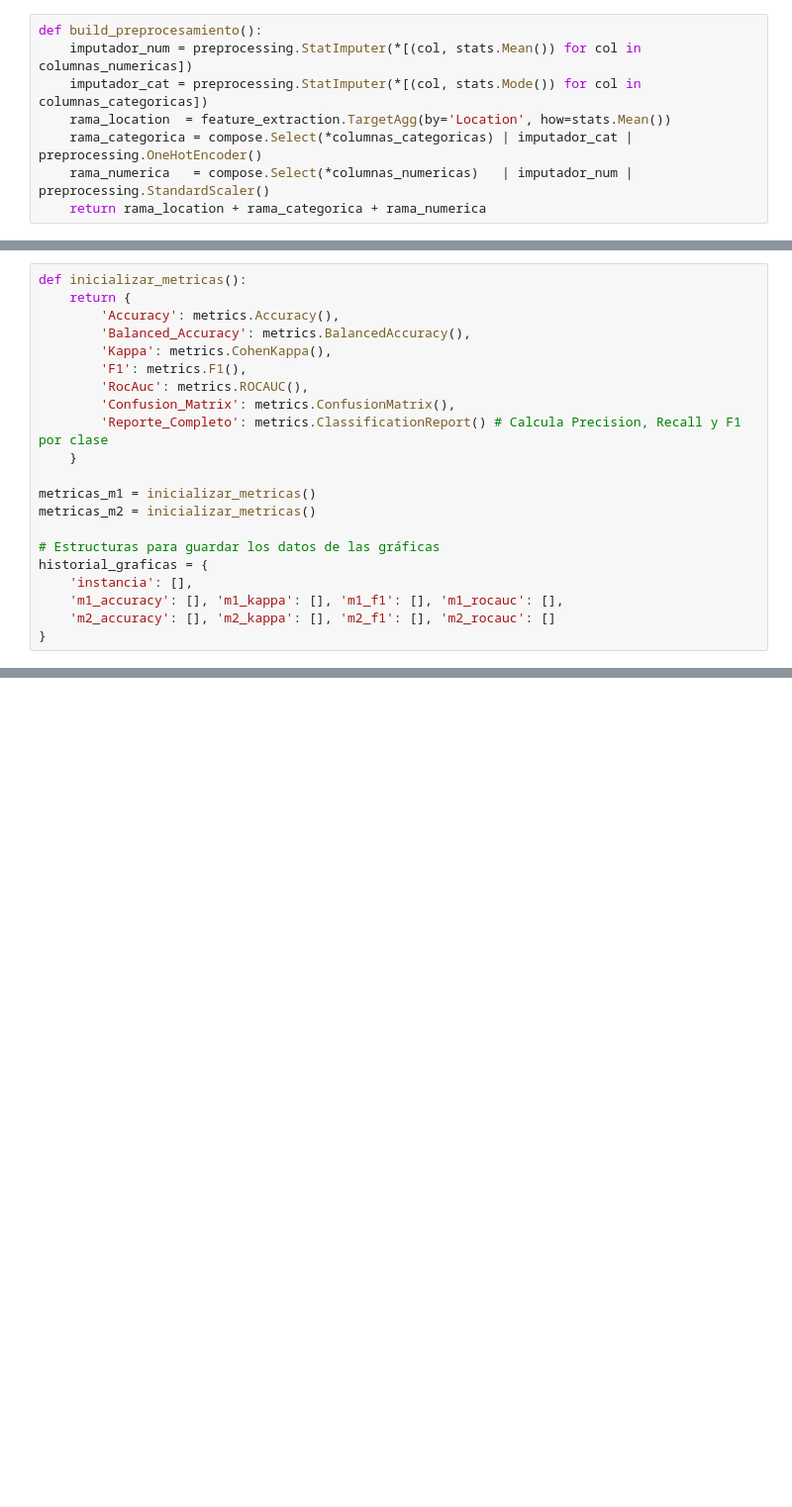
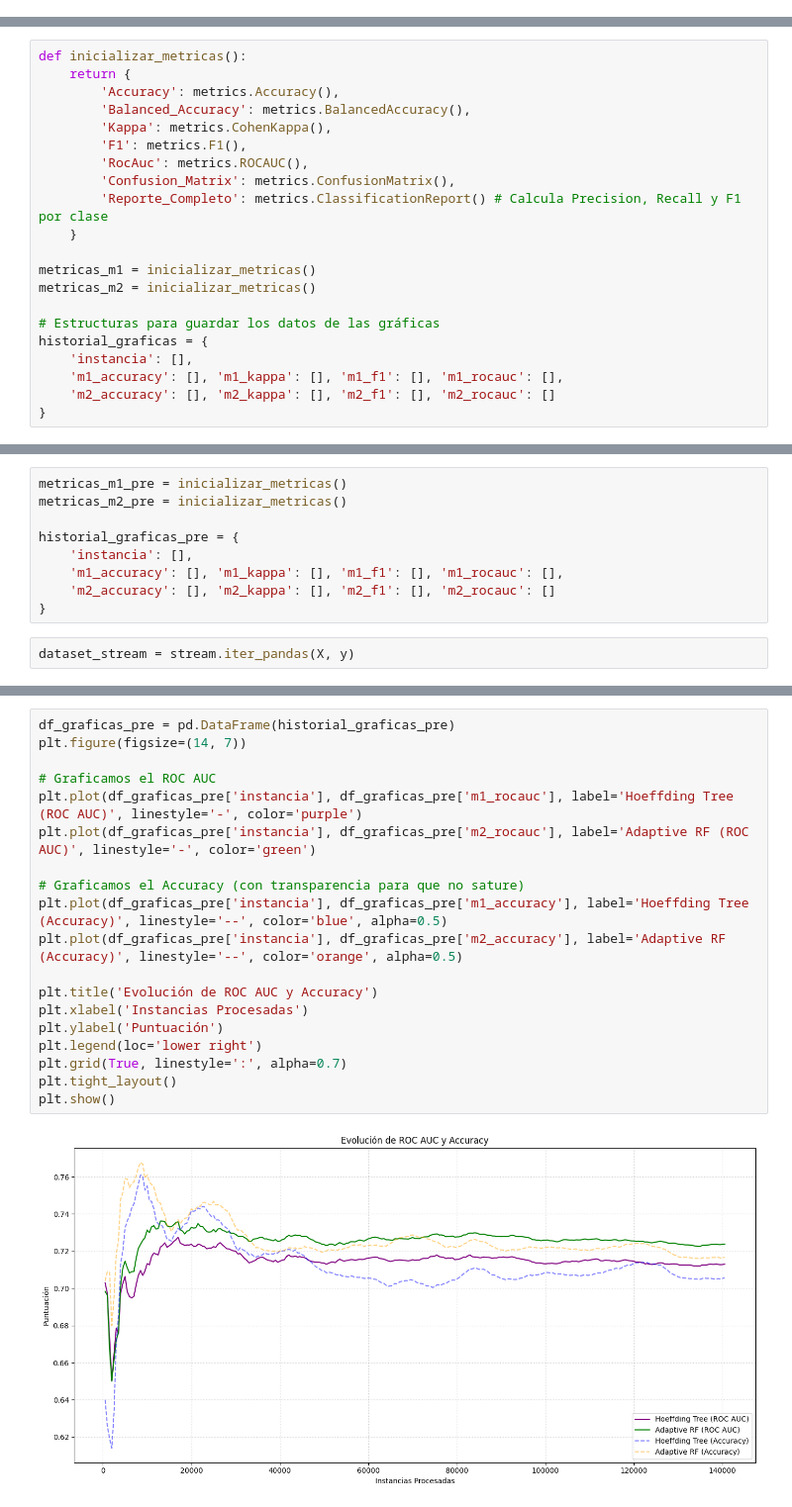
Before and after one commit to alcazar-jesus/serie-temporales-datos-complejos, a Jupyter notebook: TrabajoDataStreams/modelos_stream.ipynb, the cells around one changed output, grey strips where cells are left out. Shown at 99% size. Drawn from its saved outputs; the diff is of its cells as text; blank space fills up the shorter version.

```diff
--- a/TrabajoDataStreams/modelos_stream.ipynb
+++ b/TrabajoDataStreams/modelos_stream.ipynb
@@ -146,11 +153,3 @@ rama_numerica = (
 # PIPELINE FINAL
 
 preprocesamiento = rama_location + rama_categorica + rama_numerica
-# %%
-def build_preprocesamiento():
-    imputador_num = preprocessing.StatImputer(*[(col, stats.Mean()) for col in columnas_numericas])
-    imputador_cat = preprocessing.StatImputer(*[(col, stats.Mode()) for col in columnas_categoricas])
-    rama_location  = feature_extraction.TargetAgg(by='Location', how=stats.Mean())
-    rama_categorica = compose.Select(*columnas_categoricas) | imputador_cat | preprocessing.OneHotEncoder()
-    rama_numerica   = compose.Select(*columnas_numericas)   | imputador_num | preprocessing.StandardScaler()
-    return rama_location + rama_categorica + rama_numerica
@@ -734,0 +355,11 @@ Total de derivas detectadas en Elec2: 8
+# %%
+metricas_m1_pre = inicializar_metricas()
+metricas_m2_pre = inicializar_metricas()
+
+historial_graficas_pre = {
+    'instancia': [],
+    'm1_accuracy': [], 'm1_kappa': [], 'm1_f1': [], 'm1_rocauc': [],
+    'm2_accuracy': [], 'm2_kappa': [], 'm2_f1': [], 'm2_rocauc': []
+}
+# %%
+dataset_stream = stream.iter_pandas(X, y)
@@ -734,0 +437,21 @@ Total de derivas detectadas en Elec2: 8
+# %%
+df_graficas_pre = pd.DataFrame(historial_graficas_pre)
+plt.figure(figsize=(14, 7))
+
+# Graficamos el ROC AUC
+plt.plot(df_graficas_pre['instancia'], df_graficas_pre['m1_rocauc'], label='Hoeffding Tree (ROC AUC)', linestyle='-', color='purple')
+plt.plot(df_graficas_pre['instancia'], df_graficas_pre['m2_rocauc'], label='Adaptive RF (ROC AUC)', linestyle='-', color='green')
+
+# Graficamos el Accuracy (con transparencia para que no sature)
+plt.plot(df_graficas_pre['instancia'], df_graficas_pre['m1_accuracy'], label='Hoeffding Tree (Accuracy)', linestyle='--', color='blue', alpha=0.5)
+plt.plot(df_graficas_pre['instancia'], df_graficas_pre['m2_accuracy'], label='Adaptive RF (Accuracy)', linestyle='--', color='orange', alpha=0.5)
+
+plt.title('Evolución de ROC AUC y Accuracy')
+plt.xlabel('Instancias Procesadas')
+plt.ylabel('Puntuación')
+plt.legend(loc='lower right')
+plt.grid(True, linestyle=':', alpha=0.7)
+plt.tight_layout()
+plt.show()
+# %% [output]
+[figure, added]
```
Also changed, not shown: parts of 34 cells of this notebook.
